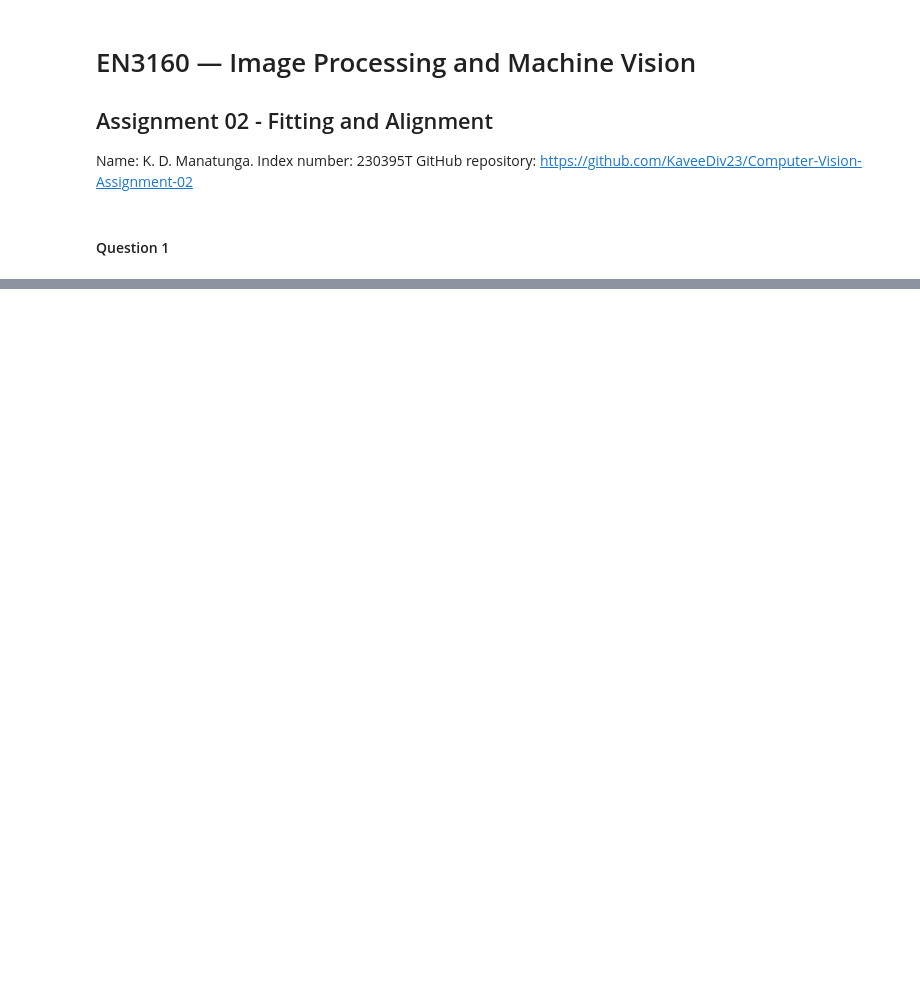
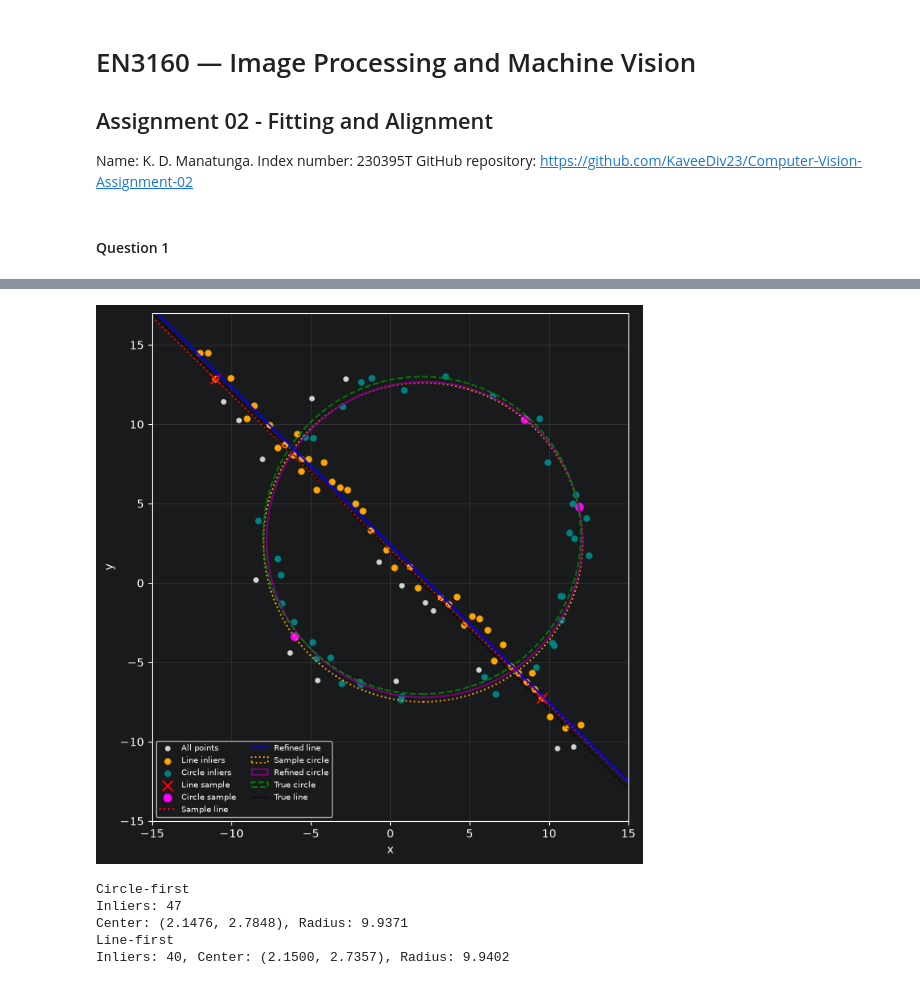
Before and after one commit to KaveeDiv23/Computer-Vision-Assignment-02, a Jupyter notebook: 230395T_a02.ipynb, the cells around one changed output, grey strips where cells are left out. Drawn from its saved outputs; the diff is of its cells as text; code cells hidden in the pictures; blank space fills up the shorter version.

```diff
--- a/230395T_a02.ipynb
+++ b/230395T_a02.ipynb
@@ -25,0 +210,44 @@ def read_rgb(path):
+# %%
+fig,ax = plt.subplots(figsize=(7,7))
+ax.scatter(X[:,0],X[:,1],s=15,c="lightgray",label="All points")
+ax.scatter(X[line["mask"],0],X[line["mask"],1],s=25,c="orange",label="Line inliers")
+ax.scatter(rem[circ["mask"],0],rem[circ["mask"],1],s=25,c="teal",label="Circle inliers")
+ax.scatter(*X[line["sample"]].T,s=85,c="red",marker="x",label="Line sample")
+ax.scatter(*rem[circ["sample"]].T,s=45,c="magenta",label="Circle sample")
+
+xx = np.linspace(-15,15,300)
+for model,style,label in [(line["initial"],"r:","Sample line"),
+                           (line["model"],"b-","Refined line")]:
+    u,d = model
+    if abs(u[1]) > 1e-8:
+        ax.plot(xx,(d-u[0]*xx)/u[1],style,label=label)
+    else:
+        ax.axvline(d/u[0],color="blue",label=label)
+
+for model,color,style,label in [(circ["initial"],"orange",":","Sample circle"),
+                                 (circ["model"],"purple","-","Refined circle"),
+                                 ((2,3,10),"green","--","True circle")]:
+    ax.add_patch(plt.Circle(model[:2],model[2],fill=False,
+                             color=color,ls=style,lw=1.4,label=label))
+
+ax.plot(xx,-xx+2,"k--",lw=0.8,label="True line")
+ax.set(xlim=(-15,15),ylim=(-15,17),xlabel="x",ylabel="y")
+ax.set_aspect("equal"); ax.grid(alpha=0.2)
+ax.legend(fontsize=7,ncol=2); plt.tight_layout(); plt.show()
+# %% [output]
+[figure, added]
+# %%
+first = ransac_circle(X,seed=12)
+fc = first["model"]
+
+print("Circle-first")
+print("Inliers:",first["mask"].sum())
+print(f"Center: ({fc[0]:.4f}, {fc[1]:.4f}), Radius: {fc[2]:.4f}")
+print("Line-first")
+print(f"Inliers: {circ['mask'].sum()}, Center: ({cx:.4f}, {cy:.4f}), Radius: {r:.4f}")
+# %% [output]
+Circle-first
+Inliers: 47
+Center: (2.1476, 2.7848), Radius: 9.9371
+Line-first
+Inliers: 40, Center: (2.1500, 2.7357), Radius: 9.9402
```
Also changed, not shown: parts of 12 cells of this notebook.
